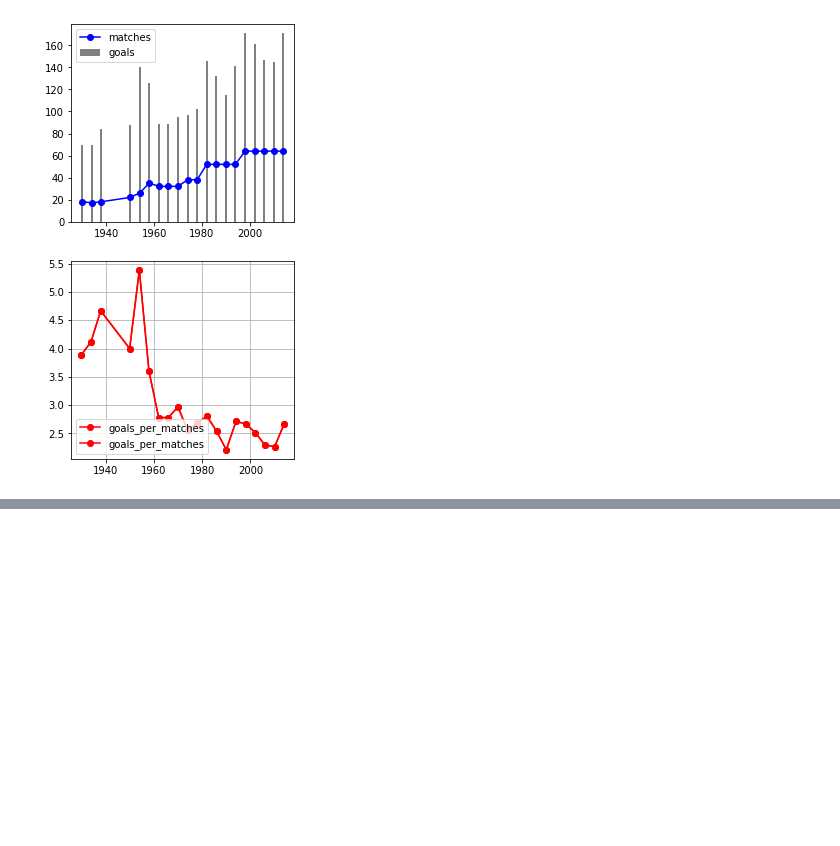
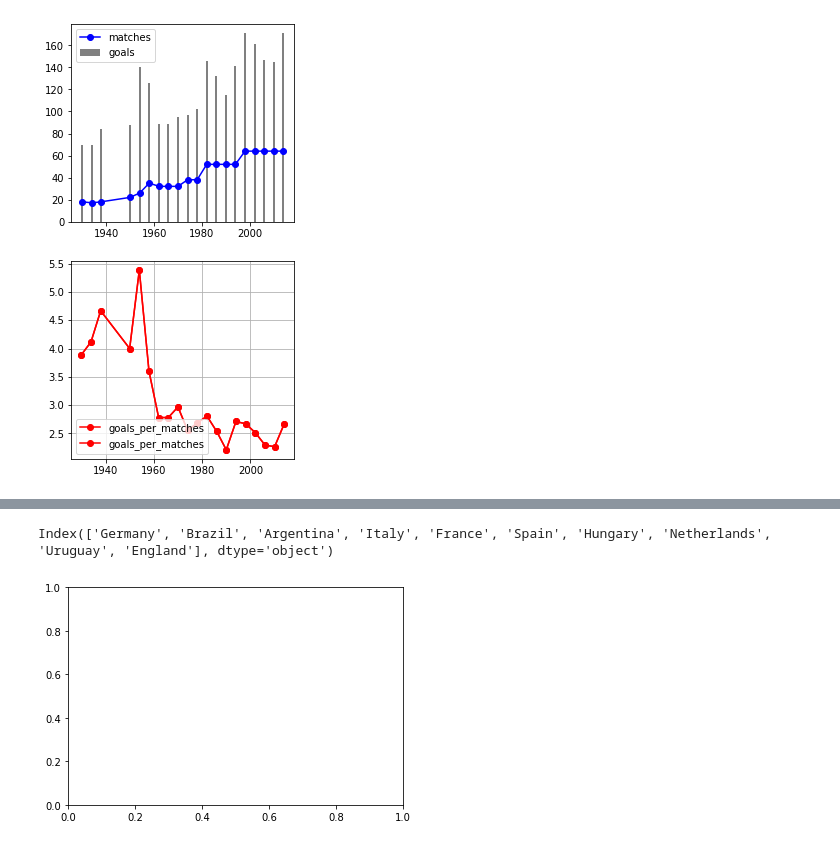
Before and after one commit to bwowby/DS, a Jupyter notebook: worldcup-matches.ipynb, the cells around one changed output, grey strips where cells are left out. Cells and saved outputs as stored; diff of their text form; code cells hidden in the pictures; blank space fills up the shorter version.

```diff
--- a/worldcup-matches.ipynb
+++ b/worldcup-matches.ipynb
@@ -72,0 +193,10 @@ fig
+# %%
+x = goal_per_country.index
+y = goal_per_country.values
+x
+# %% [output]
+Index(['Germany', 'Brazil', 'Argentina', 'Italy', 'France', 'Spain', 'Hungary', 'Netherlands', 'Uruguay', 'England'], dtype='object')
+# %%
+fig ,ax = plt.subplots()
+# %% [output]
+[figure, added]
```
Also changed, not shown: parts of 15 cells of this notebook.
